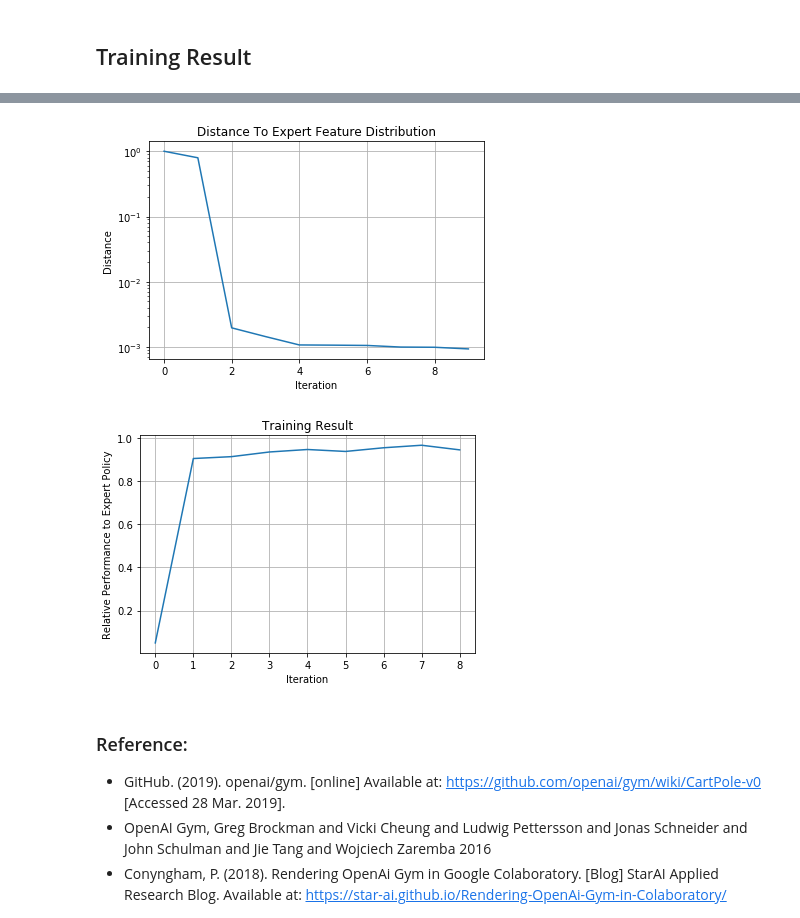
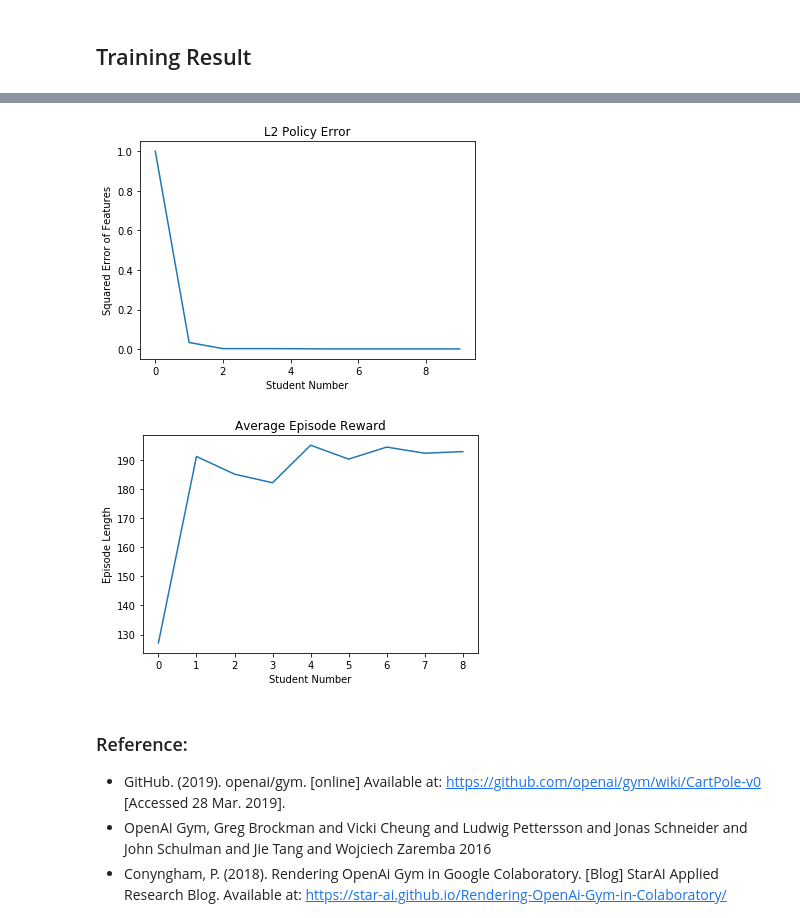
Before and after one commit to rhklite/apprenticeship_inverse_RL, a Jupyter notebook: Apprenticeship_Inverse_Reinforcement_Learning.ipynb, the cells around one changed output, grey strips where cells are left out. Drawn from its saved outputs; the diff is of its cells as text; code cells hidden in the pictures.

```diff
--- a/Apprenticeship_Inverse_Reinforcement_Learning.ipynb
+++ b/Apprenticeship_Inverse_Reinforcement_Learning.ipynb
@@ -218,9 +223,9 @@ def plot_running_avg(totalrewards,title='Running Average',save=False,name='resul
         running_avg[t] = np.mean(totalrewards[max(0, t-100):(t+1)])
     plt.plot(running_avg)
     plt.title(title)
-    plt.xlabel("Iterations")
-    plt.ylabel("Reward")
-    plt.grid()
+    plt.xlabel("Episode")
+    plt.ylabel("Duration")
+#     plt.grid()
     if save:
         plt.savefig(name+'.png',bbox_inches='tight')
     else:
@@ -267,5 +272,5 @@ outfile.close()
 # %% [output]
 export trained expert model...
 # %%
-plot_running_avg(episode_rewards,title="Expert Running Average",save=True,name='Expert')
+plot_running_avg(episode_rewards,title="Performance: Expert",save=True,name='Expert')
 # %% [output]
@@ -469,6 +482,6 @@ export trained IRL model...
 # %%
 #showing the performance of each student
 for i in range(0,len(avgEpisodeLength)):
-    title="Student "+str(i+1)+" Running Average"
+    title="Performance: Student_"+str(i+1)
     plot_running_avg(avgEpisodeLength[i],title=title,save=True,name=title)
 # %% [output]
@@ -484,35 +497,34 @@ for i in range(0,len(avgEpisodeLength)):
 # %%
 #Plotting Convergence Rate
 plt.plot(margin)
-plt.title("Distance To Expert Feature Distribution")
-plt.xlabel("Iteration")
-plt.ylabel("Distance")
-plt.yscale("log")
-plt.grid()
-plt.savefig("Distance To Expert Feature Distribution")
+plt.title("L2 Policy Error")
+plt.xlabel("Student Number")
+plt.ylabel("Squared Error of Features")
+# plt.yscale("log")
+plt.savefig("policy_error")
 # %% [output]
-[figure, old version]
+[figure, new version]
 # %%
 #showing the performance of each student relative to the performance of the expert
 iteration=[]
 relativePerformance=[]
 studentPerformance=[]
 
 for i in avgEpisodeLength:
     studentPerformance.append(np.average(i))
 
 for i in range(np.size(studentPerformance)):
     iteration.append(i)
-    relativePerformance.append(studentPerformance[i]/200)
+    relativePerformance.append(studentPerformance[i])
 
 plt.plot(iteration,relativePerformance)
-plt.xlabel("Iteration")
-plt.ylabel("Relative Performance to Expert Policy")
-plt.title("Training Result")
-plt.grid()
-plt.savefig("Distance To Expert Feature Distribution")
+plt.xlabel("Student Number")
+plt.ylabel("Episode Length")
+plt.title("Average Episode Reward")
+# plt.grid()
+plt.savefig("studentRewards")
 # %% [output]
-[figure, old version]
+[figure, new version]
 # %%
 uReward=play_policy(bins,learnedQ[0],N=1,render=True,delay=0.05)
 # %%
```
Also changed, not shown: parts of 6 cells of this notebook.
